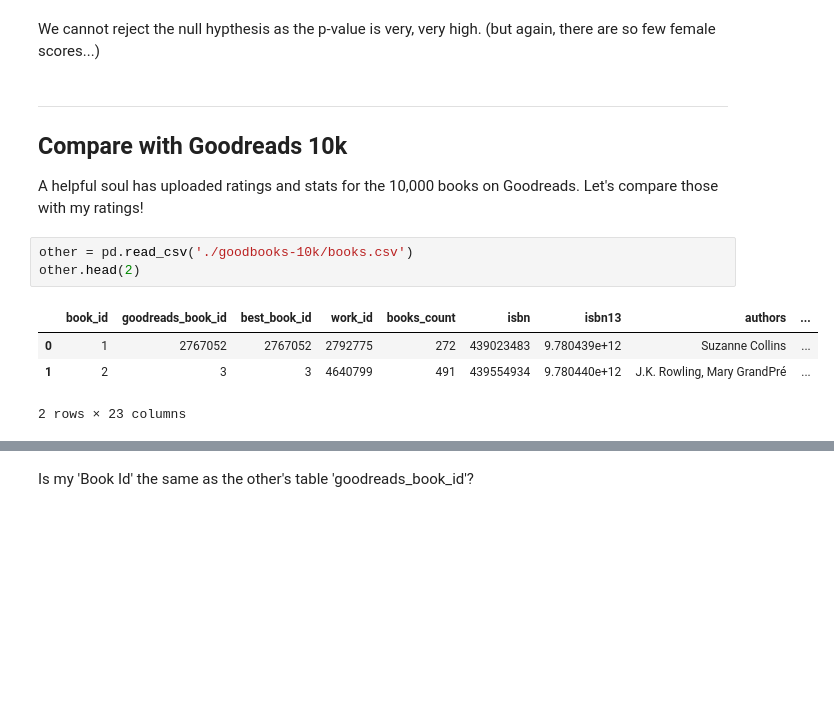
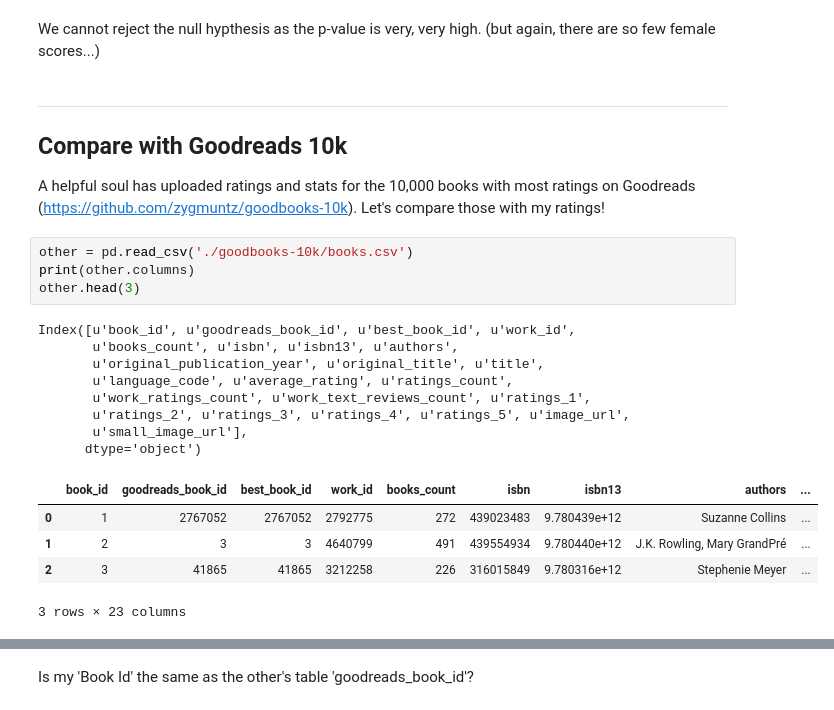
Before and after one commit to philippbayer/Goodreads_visualization, a Jupyter notebook: README.ipynb, the cells around one changed output, grey strips where cells are left out. Cells and saved outputs as stored; diff of their text form; blank space fills up the shorter version.

```diff
--- a/README.ipynb
+++ b/README.ipynb
@@ -398,12 +398,22 @@ We cannot reject the null hypthesis as the p-value is very, very high. (but agai
 ## Compare with Goodreads 10k
 
 
-A helpful soul has uploaded ratings and stats for the 10,000 books on Goodreads. Let's compare those with my ratings!
+A helpful soul has uploaded ratings and stats for the 10,000 books with most ratings on Goodreads (https://github.com/zygmuntz/goodbooks-10k). Let's compare those with my ratings!
 # %%
 other = pd.read_csv('./goodbooks-10k/books.csv')
-other.head(2)
+print(other.columns)
+other.head(3)
 # %% [output]
+Index([u'book_id', u'goodreads_book_id', u'best_book_id', u'work_id',
+       u'books_count', u'isbn', u'isbn13', u'authors',
+       u'original_publication_year', u'original_title', u'title',
+       u'language_code', u'average_rating', u'ratings_count',
+       u'work_ratings_count', u'work_text_reviews_count', u'ratings_1',
+       u'ratings_2', u'ratings_3', u'ratings_4', u'ratings_5', u'image_url',
+       u'small_image_url'],
+      dtype='object')
 |  | book_id | goodreads_book_id | best_book_id | work_id | books_count | isbn | isbn13 | authors | ... |
 | 0 | 1 | 2767052 | 2767052 | 2792775 | 272 | 439023483 | 9.780439e+12 | Suzanne Collins | ... |
 | 1 | 2 | 3 | 3 | 4640799 | 491 | 439554934 | 9.780440e+12 | J.K. Rowling, Mary GrandPré | ... |
+| 2 | 3 | 41865 | 41865 | 3212258 | 226 | 316015849 | 9.780316e+12 | Stephenie Meyer | ... |
-2 rows × 23 columns
+3 rows × 23 columns
```
Also changed, not shown: parts of 15 cells of this notebook, 3 other files.
